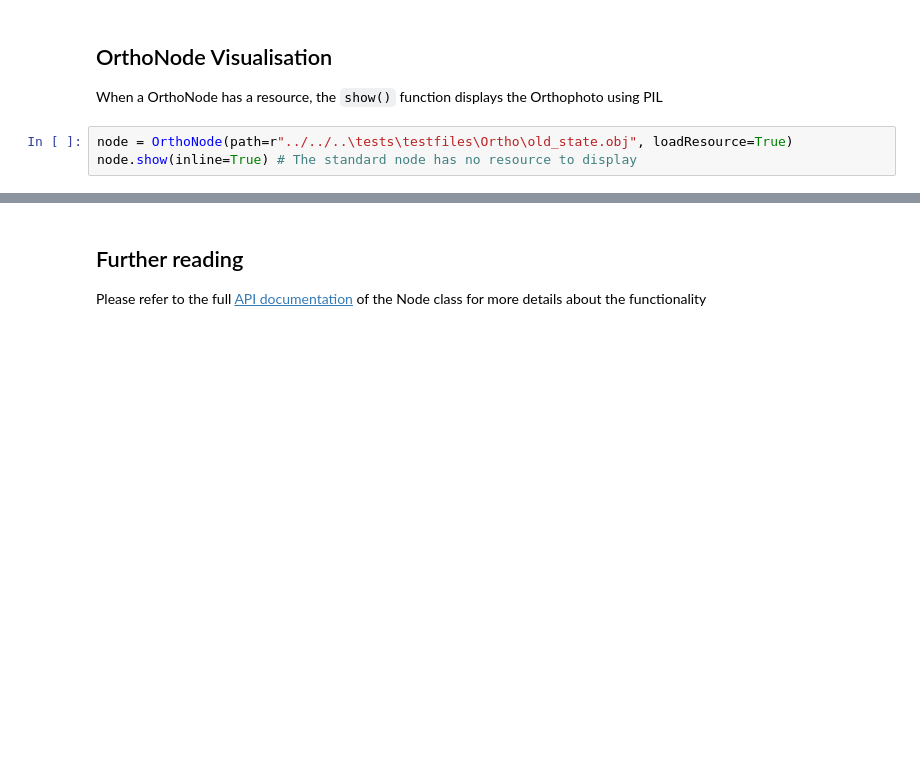
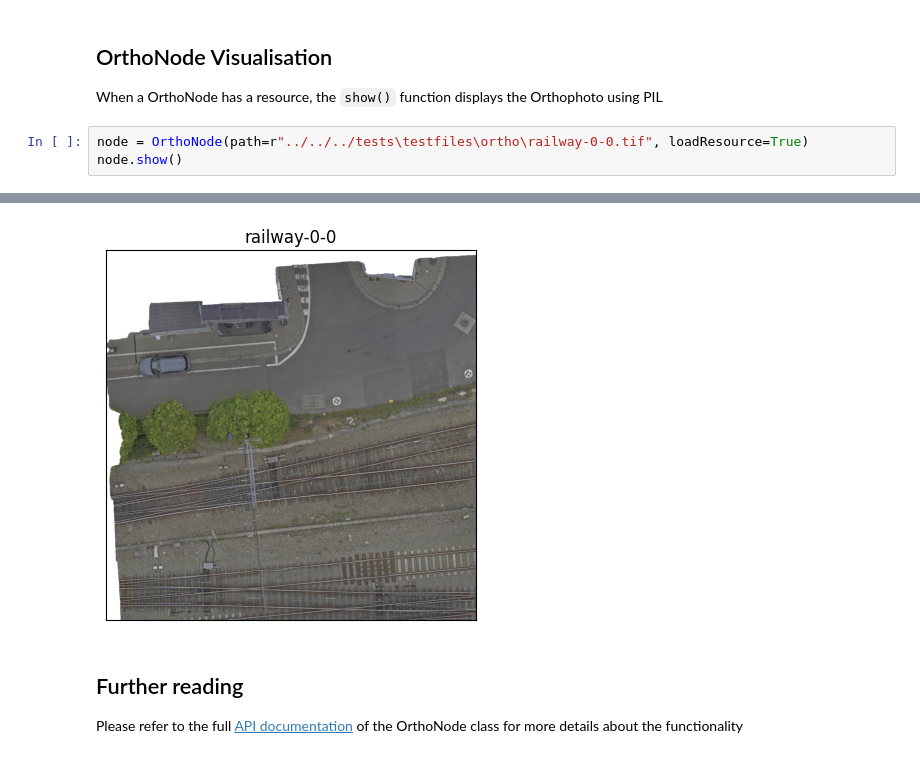
Before and after one commit to KU-Leuven-Geomatics/geomapi, a Jupyter notebook: docs/source/tutorial/tutorial_orthonodes.ipynb, the cells around one changed output, grey strips where cells are left out. Cells and saved outputs as stored; diff of their text form; blank space fills up the shorter version.

```diff
--- a/docs/source/tutorial/tutorial_orthonodes.ipynb
+++ b/docs/source/tutorial/tutorial_orthonodes.ipynb
@@ -135,6 +178,6 @@ applying rotation: (90,0,0)
 
 When a OrthoNode has a resource, the `show()` function displays the Orthophoto using PIL
 # %%
-node = OrthoNode(path=r"../../..\tests\testfiles\Ortho\old_state.obj", loadResource=True)
-node.show(inline=True) # The standard node has no resource to display
+node = OrthoNode(path=r"../../../tests\testfiles\ortho\railway-0-0.tif", loadResource=True)
+node.show()
 # %% [output]
@@ -142,4 +184,5 @@ node.show(inline=True) # The standard node has no resource to display
+[figure, added]
 # %% [markdown]
 ## Further reading
 
-Please refer to the full [API documentation](../geomapi/geomapi.nodes.Orthonode.rst) of the Node class for more details about the functionality
+Please refer to the full [API documentation](../geomapi/geomapi.nodes.Orthonode.rst) of the OrthoNode class for more details about the functionality
```
Also changed, not shown: parts of 8 cells of this notebook, 21 other files.
